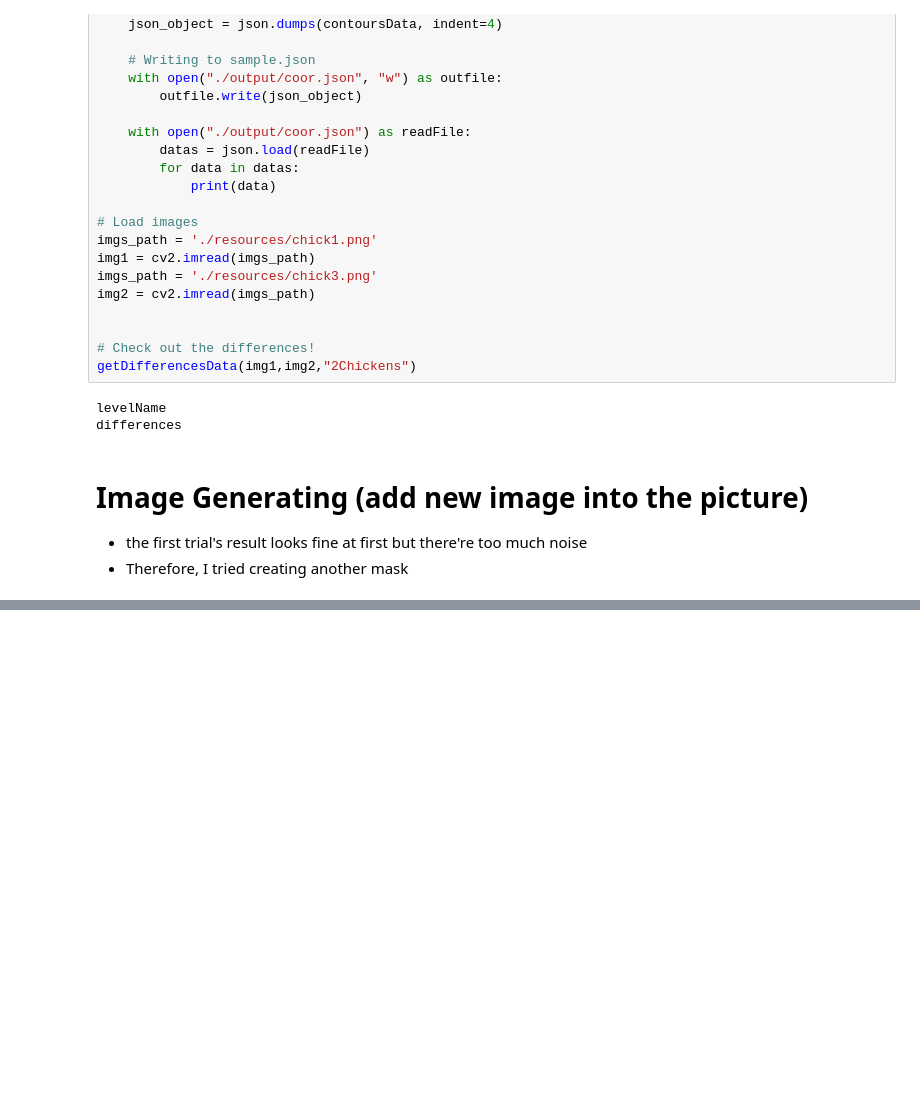
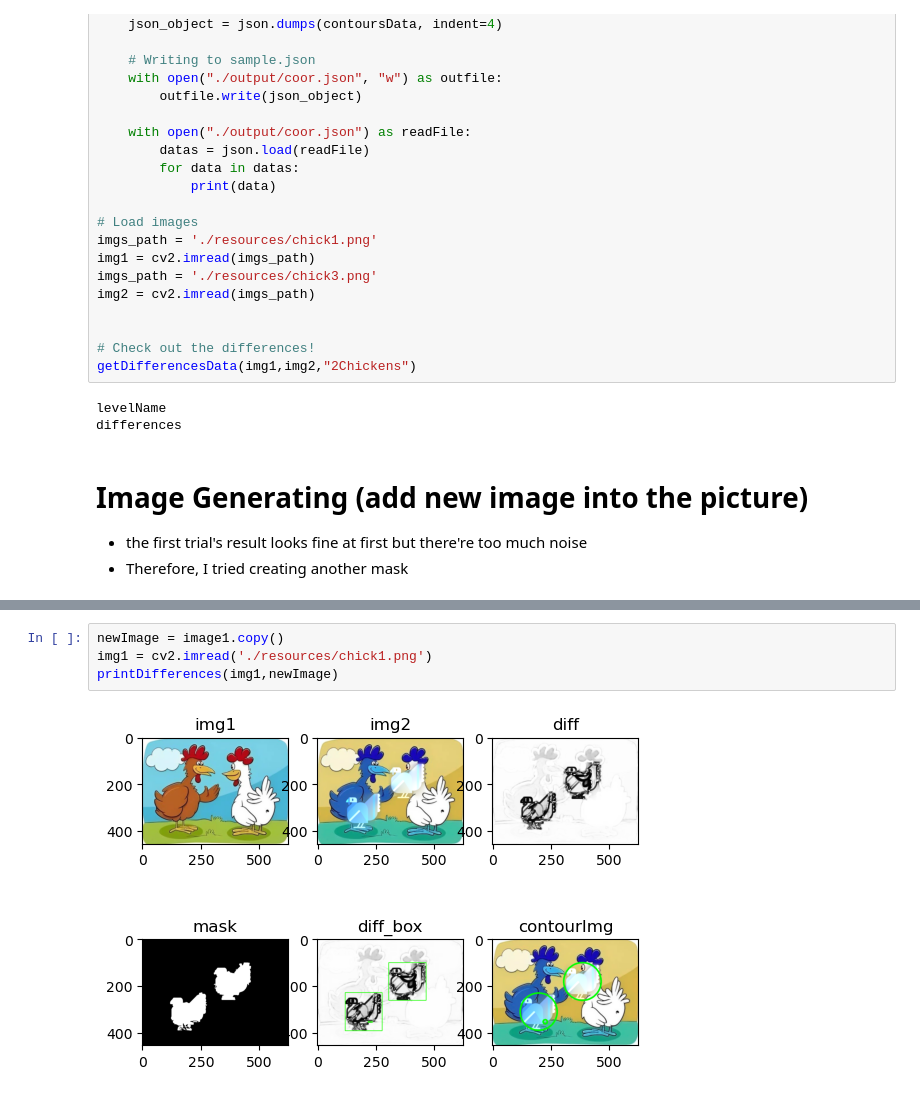
Before and after one commit to hung117/DetectDifferences, a Jupyter notebook: imageProcess/imageSegment.ipynb, the cells around one changed output, grey strips where cells are left out. Drawn from its saved outputs; the diff is of its cells as text; blank space fills up the shorter version.

```diff
--- a/imageProcess/imageSegment.ipynb
+++ b/imageProcess/imageSegment.ipynb
@@ -505,0 +506,6 @@ printDifferences(img1,newImage)
+# %%
+newImage = image1.copy()
+img1 = cv2.imread('./resources/chick1.png')
+printDifferences(img1,newImage)
+# %% [output]
+[figure, added]
```
Also changed, not shown: parts of 5 cells of this notebook, 2 other files.
